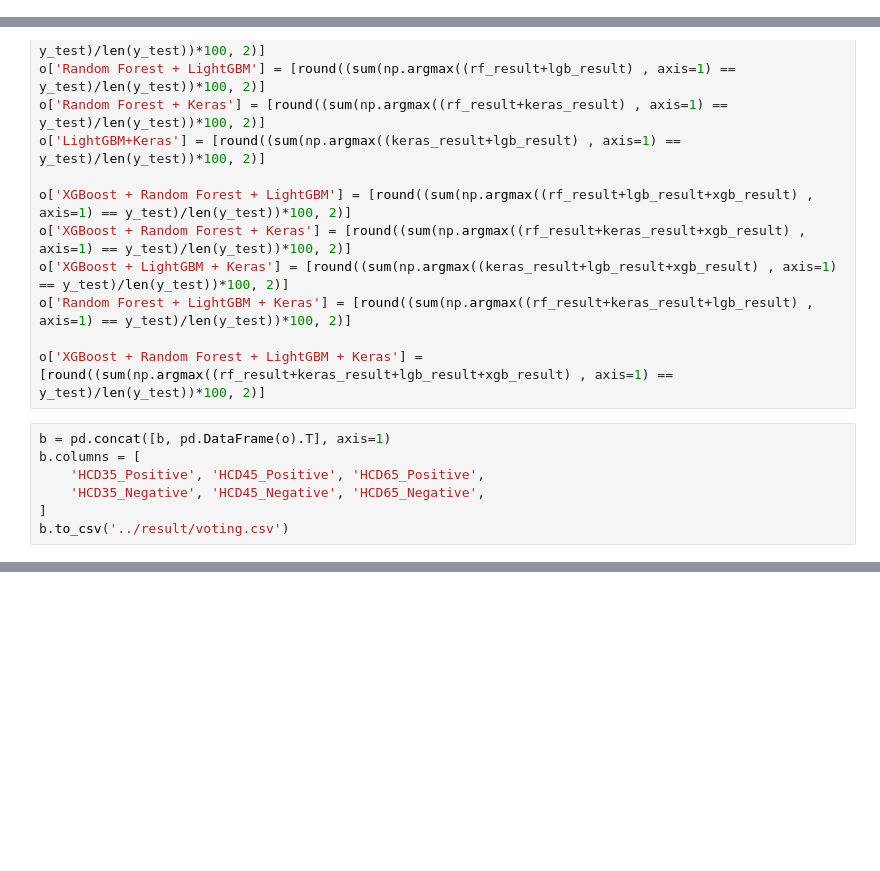
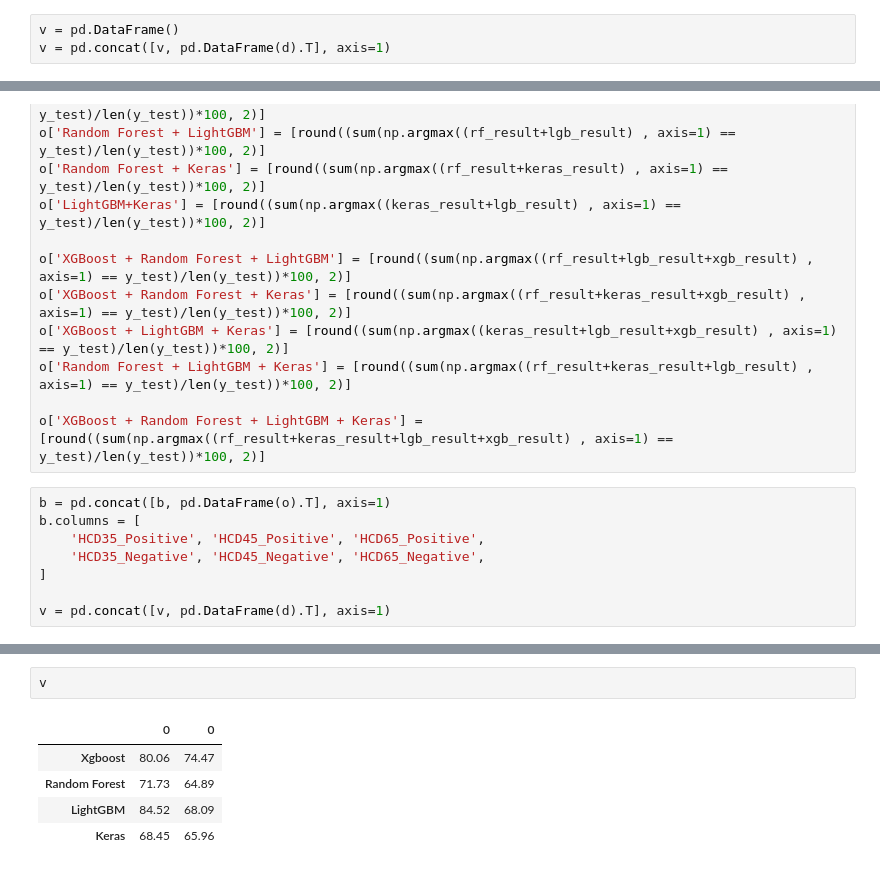
Before and after one commit to WSY496/ms2class, a Jupyter notebook: ipynb/7_Voting.ipynb, the cells around one changed output, grey strips where cells are left out. Saved outputs shown, nothing was run; the diff lists cells and outputs as text; blank space fills up the shorter version.

```diff
--- a/ipynb/7_Voting.ipynb
+++ b/ipynb/7_Voting.ipynb
@@ -91,6 +142,9 @@ o['XGBoost + Random Forest + LightGBM + Keras'] = [round((sum(np.argmax((rf_resu
 # %%
 b = pd.DataFrame()
 b = pd.concat([b, pd.DataFrame(o).T], axis=1)
+# %%
+v = pd.DataFrame()
+v = pd.concat([v, pd.DataFrame(d).T], axis=1)
 # %%
 with open('../data/HCD45_pos.pickle', mode='rb') as fp:
     df = pickle.load(fp)
@@ -420,4 +474,5 @@ b.columns = [
     'HCD35_Positive', 'HCD45_Positive', 'HCD65_Positive',
     'HCD35_Negative', 'HCD45_Negative', 'HCD65_Negative',
 ]
-b.to_csv('../result/voting.csv')
+
+v = pd.concat([v, pd.DataFrame(d).T], axis=1)
@@ -438,0 +479,8 @@ b
+# %%
+v
+# %% [output]
+|  | 0 | 0 |
+| Xgboost | 80.06 | 74.47 |
+| Random Forest | 71.73 | 64.89 |
+| LightGBM | 84.52 | 68.09 |
+| Keras | 68.45 | 65.96 |
```
Also changed, not shown: parts of 5 cells of this notebook, 11 other files.
